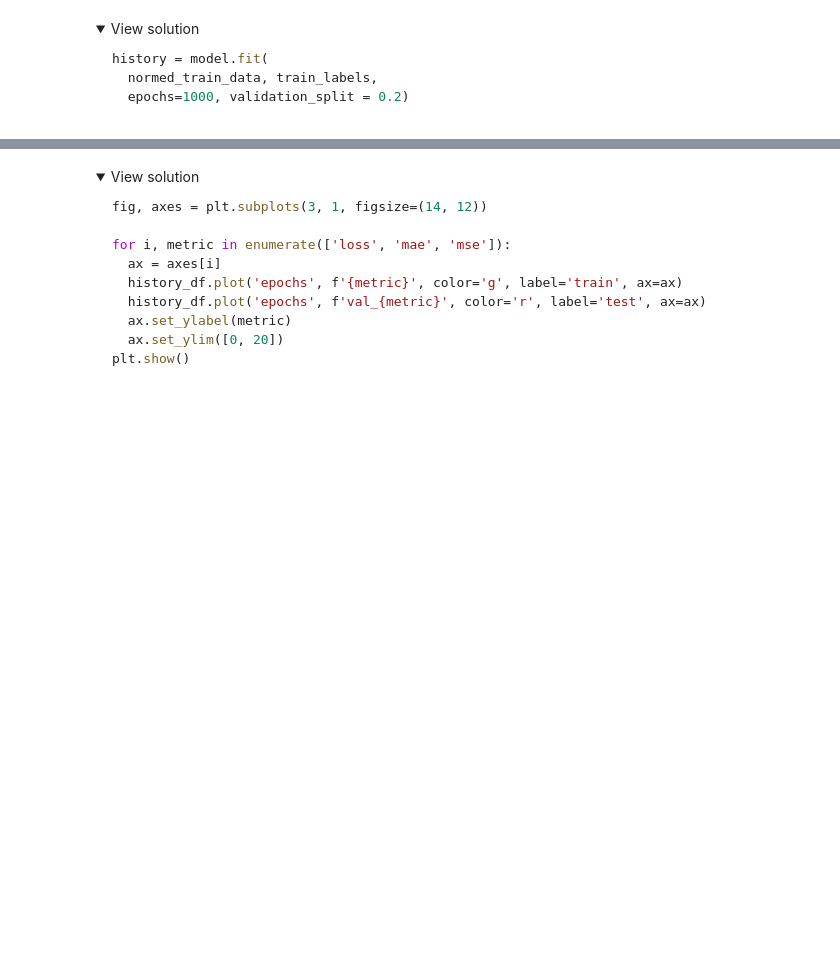
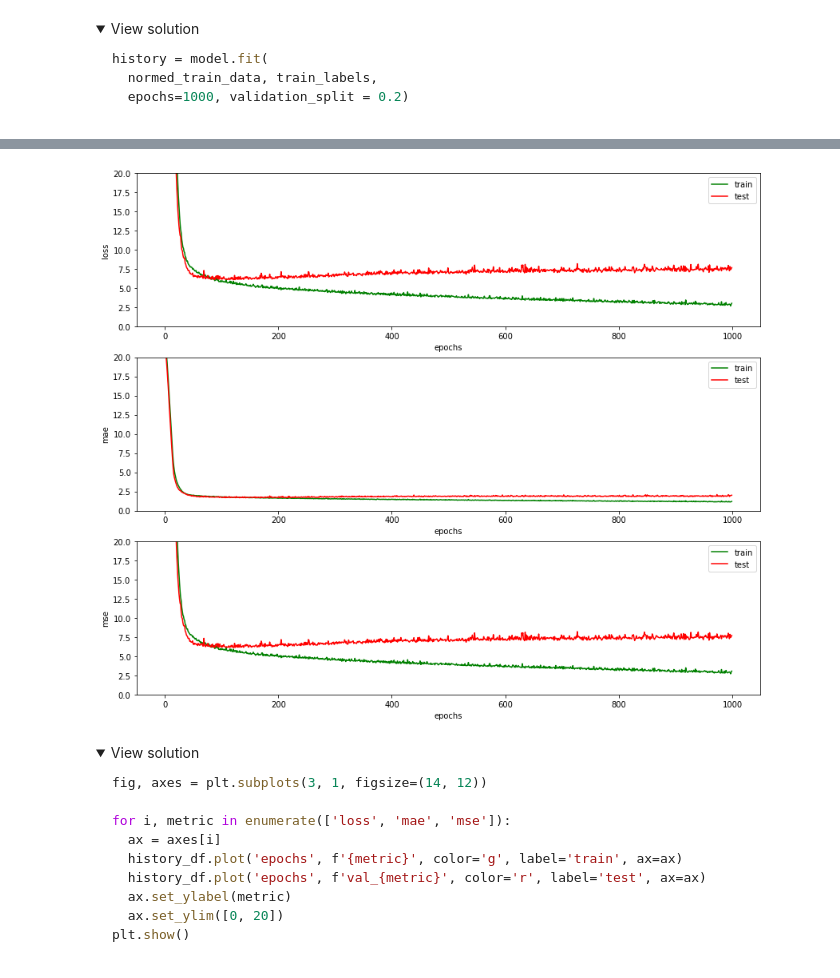
Before and after one commit to L4ncelot1024/Learn_Deep_Learning_Le_Wagon, a Jupyter notebook: Day1/02_Regression_CHALLENGE.ipynb, the cells around one changed output, grey strips where cells are left out. Cells and saved outputs as stored; diff of their text form; code cells hidden in the pictures; folded sections open; blank space fills up the shorter version.

```diff
--- a/Day1/02_Regression_CHALLENGE.ipynb
+++ b/Day1/02_Regression_CHALLENGE.ipynb
@@ -286,3 +453,17 @@ history_df.tail()
+# %%
+#redo
+# TODO: plot the evolution of the metrics
+fig, axes = plt.subplots(3, 1, figsize=(14, 12))
+
+for i, metric in enumerate(['loss', 'mae', 'mse']):
+  ax = axes[i]
+  history_df.plot('epochs', f'{metric}', color='g', label='train', ax=ax)
+  history_df.plot('epochs', f'val_{metric}', color='r', label='test', ax=ax)
+  ax.set_ylabel(metric)
+  ax.set_ylim([0, 20])
+plt.show()
+# %% [output]
+[figure, added]
 # %% [markdown]
 <details>
 <summary markdown='span'>View solution
```
Also changed, not shown: parts of 18 cells of this notebook.
